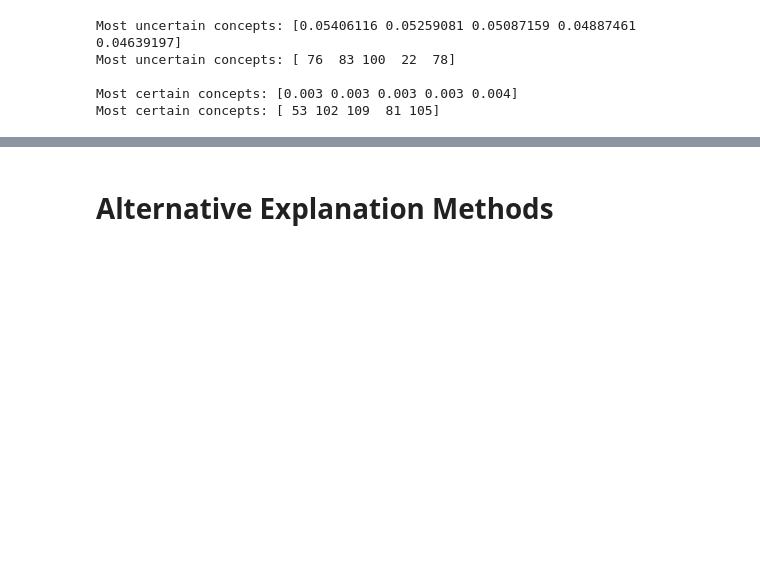
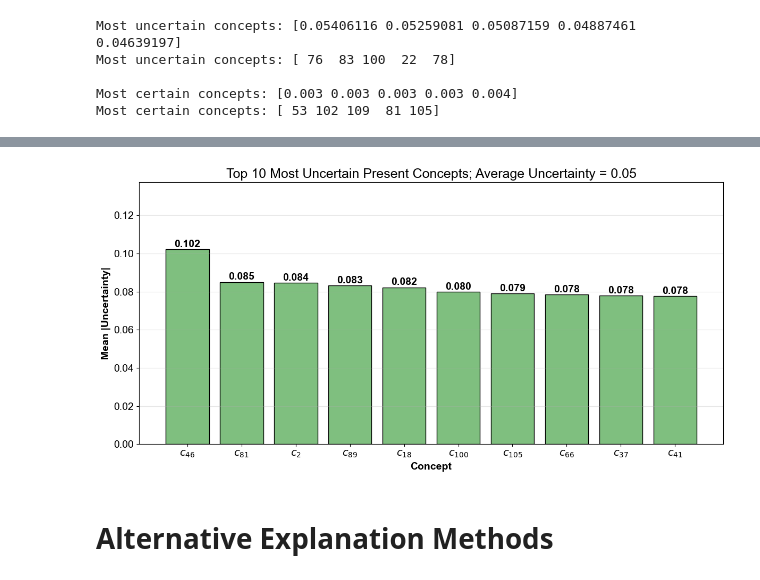
Before and after one commit to patbarry29/clpc-cbm-model, a Jupyter notebook: notebook/phase_2_with_explanation.ipynb, the cells around one changed output, grey strips where cells are left out. Saved outputs shown, nothing was run; the diff lists cells and outputs as text; code cells hidden in the pictures; blank space fills up the shorter version.

```diff
--- a/notebook/phase_2_with_explanation.ipynb
+++ b/notebook/phase_2_with_explanation.ipynb
@@ -244,3 +243,44 @@ plt.show()
+# %%
+# Compute mean absolute uncertainty per concept
+from matplotlib import pyplot as plt
+from matplotlib.patches import Patch
+
+mean_uncertainty = np.mean(np.abs(uncertainty_matrix), axis=0)
+
+present_values = np.abs(avg_present_uncertainty[sorted_present_indices][:10])
+
+# Create labels
+labels = [fr'$c_{{{i+1}}}$' for i in sorted_present_indices[:10]]
+# colors = ['#FF7F7F'] * 10
+colors = ['#7FBF7F'] * 10
+#  + ['#7FBF7F'] * 5
+
+# Plot
+plt.figure(figsize=(12,6))
+x = np.arange(10)
+plt.bar(x, present_values, color=colors, edgecolor='black', linewidth=1, width=0.8)
+
+# Annotate values
+for i, val in enumerate(present_values):
+    plt.text(i, val + 0.0001, f'{val:.3f}', ha='center', va='bottom', fontweight='bold', fontsize=14)
+
+# Formatting
+plt.xticks(x, labels, fontsize=14)
+plt.xlabel('Concept', fontsize=14, fontweight='bold')
+
+plt.grid(axis='y', linestyle='-', alpha=0.3)
+limits = plt.ylim()
+plt.ylim(limits[0],limits[1]+0.03)
+plt.yticks(fontsize=14)
+plt.ylabel("Mean |Uncertainty|", fontsize=14, fontweight='bold')
+
+
+plt.title(f"Top 10 Most Uncertain Present Concepts; Average Uncertainty = {np.mean(np.abs(avg_present_uncertainty)):.2f}", fontsize=18)
+
+plt.tight_layout()
+plt.show()
+# %% [output]
+[figure, added]
 # %% [markdown]
 # Alternative Explanation Methods
 # %%
```
Also changed, not shown: parts of 2 cells of this notebook, 2 other files.
